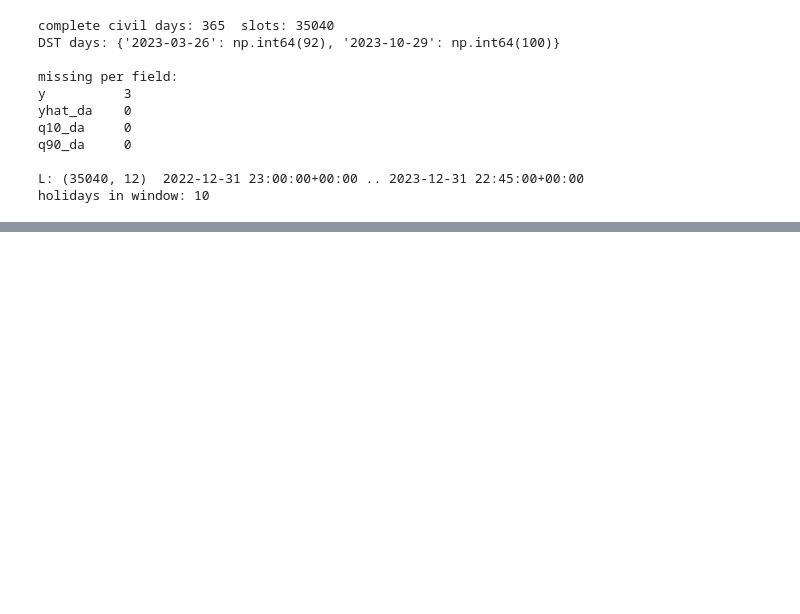
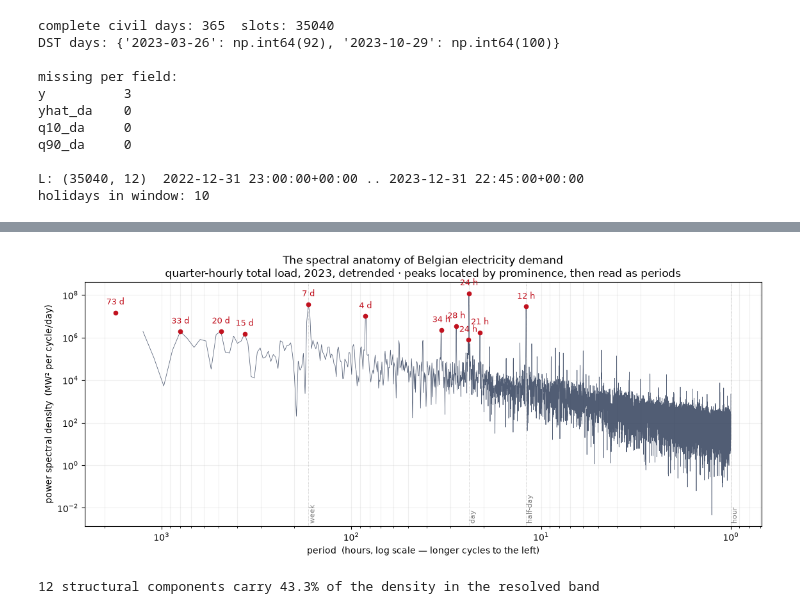
Before and after one commit to evrelegh/ElectricityLoadForecasting, a Jupyter notebook: notebooks/probabilistic_forecasting.ipynb, the cells around one changed output, grey strips where cells are left out. Cells and saved outputs as stored; diff of their text form; code cells hidden in the pictures; blank space fills up the shorter version.

```diff
--- a/notebooks/probabilistic_forecasting.ipynb
+++ b/notebooks/probabilistic_forecasting.ipynb
@@ -470,0 +519,41 @@ widest band day: 2023-12-29
+# %%
+# ══════════════════════════════════════════════════════════════════════════
+# CELL 08 · §4 · Figure — the spectral anatomy of Belgian demand      v1.0.0
+# provides ▸ —   ·   requires ▸ FRQ · PSD · PEAKS · plt
+# ══════════════════════════════════════════════════════════════════════════
+per_h = np.divide(24.0, FRQ, out=np.full_like(FRQ, np.inf), where=FRQ > 0)
+m = (per_h >= 1.0) & (per_h <= 24 * 60)
+
+fig, ax = plt.subplots(figsize=(11.5, 5.0))
+ax.plot(per_h[m], PSD[m], lw=.55, color="#33415c", alpha=.85)
+ax.set_xscale("log"); ax.set_yscale("log")
+ax.invert_xaxis()                                   # long cycles on the left
+
+for _, r in PEAKS[PEAKS["share"] >= 1e-3].iterrows():
+    ax.plot(r["period_h"], r["psd"], "o", ms=4.5, color="#c1121f", zorder=5)
+    lab = (f"{r['period_d']:.0f} d" if r["period_d"] >= 1.5
+           else f"{r['period_h']:.0f} h")
+    ax.annotate(lab, (r["period_h"], r["psd"]), textcoords="offset points",
+                xytext=(0, 9), ha="center", fontsize=9, color="#c1121f")
+
+for p, lab in [(24 * 7, "week"), (24, "day"), (12, "half-day"), (1, "hour")]:
+    ax.axvline(p, color="grey", lw=.6, ls=":", alpha=.6)
+    ax.text(p, ax.get_ylim()[0], f" {lab}", rotation=90, va="bottom",
+            fontsize=8, color="grey")
+
+ax.set(xlabel="period  (hours, log scale — longer cycles to the left)",
+       ylabel="power spectral density  (MW² per cycle/day)",
+       title="The spectral anatomy of Belgian electricity demand\n"
+             "quarter-hourly total load, 2023, detrended · peaks located by "
+             "prominence, then read as periods")
+ax.grid(alpha=.2, which="both")
+plt.tight_layout()
+plt.savefig("../figures/spectral_anatomy.png", dpi=200, bbox_inches="tight")
+plt.show()
+
+carried = PEAKS.loc[PEAKS["share"] >= 1e-3, "share"].sum()
+print(f"{int((PEAKS['share'] >= 1e-3).sum())} structural components carry "
+      f"{carried:.1%} of the density in the resolved band")
+# %% [output]
+[figure, added]
+12 structural components carry 43.3% of the density in the resolved band
```
Also changed, not shown: parts of 7 cells of this notebook, 14 other files.
